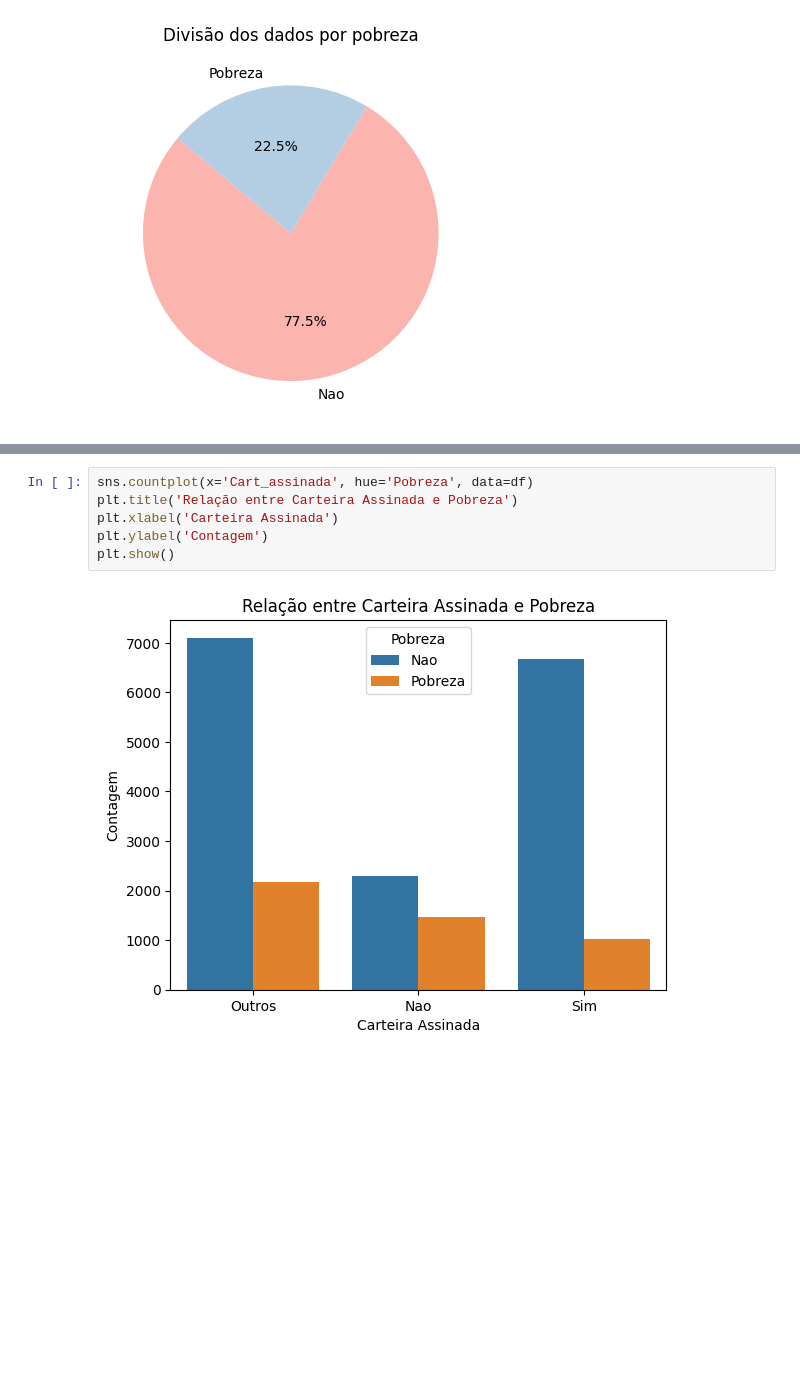
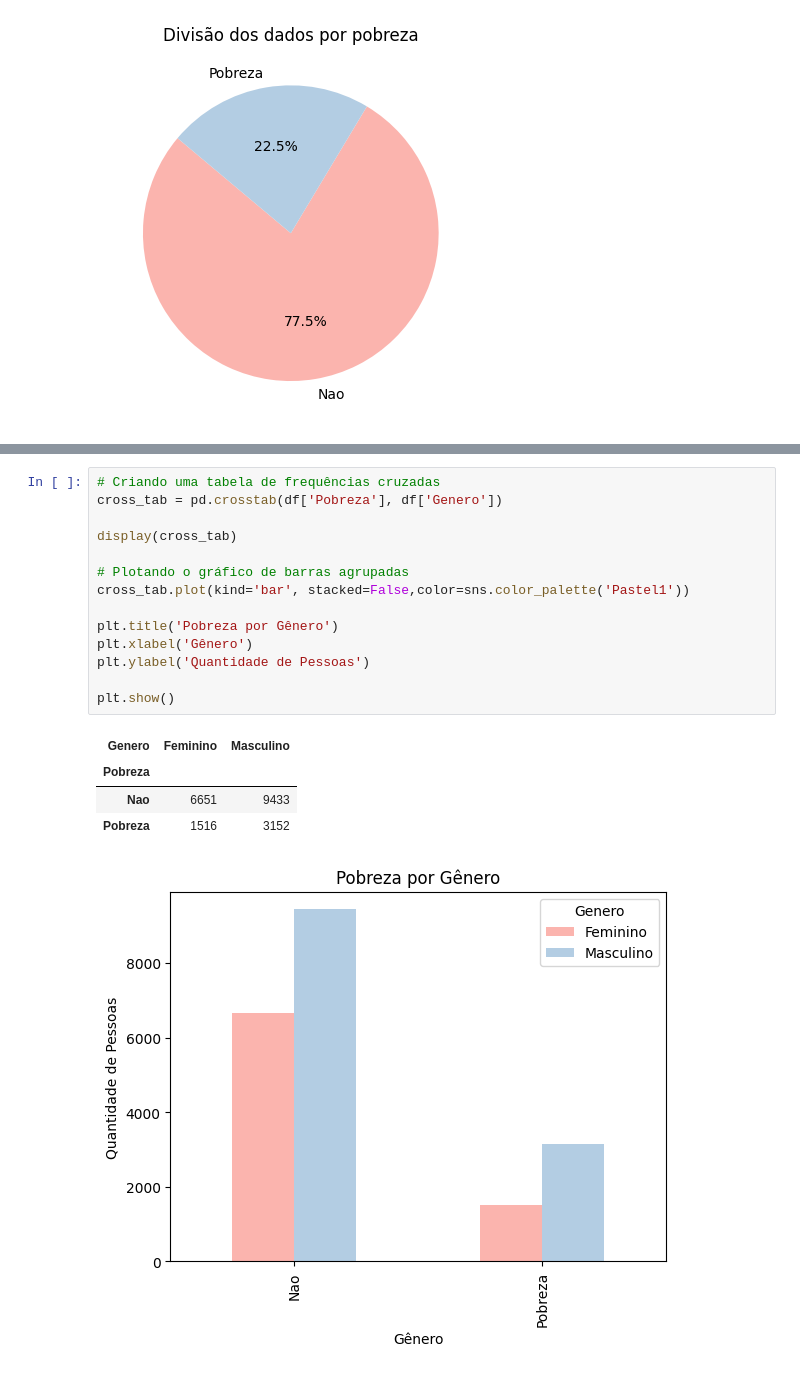
Before and after one commit to mxtqnt/ProbabilidadeEstatistica, a Jupyter notebook: src/homework/notebook.ipynb, the cells around one changed output, grey strips where cells are left out. Saved outputs shown, nothing was run; the diff lists cells and outputs as text; blank space fills up the shorter version.

```diff
--- a/src/homework/notebook.ipynb
+++ b/src/homework/notebook.ipynb
@@ -142,9 +165,21 @@ plt.show()
 [figure]
-# %%
-sns.countplot(x='Cart_assinada', hue='Pobreza', data=df)
-plt.title('Relação entre Carteira Assinada e Pobreza')
-plt.xlabel('Carteira Assinada')
-plt.ylabel('Contagem')
-plt.show()
-# %% [output]
-[figure, removed]
+# %%
+# Criando uma tabela de frequências cruzadas
+cross_tab = pd.crosstab(df['Pobreza'], df['Genero'])
+
+display(cross_tab)
+
+# Plotando o gráfico de barras agrupadas
+cross_tab.plot(kind='bar', stacked=False,color=sns.color_palette('Pastel1'))
+
+plt.title('Pobreza por Gênero')
+plt.xlabel('Gênero')
+plt.ylabel('Quantidade de Pessoas')
+
+plt.show()
+# %% [output]
+| Genero | Feminino | Masculino |
+| Pobreza |  |  |
+| Nao | 6651 | 9433 |
+| Pobreza | 1516 | 3152 |
+[figure, added]
```
Also changed, not shown: parts of 4 cells of this notebook, 1 other file.
